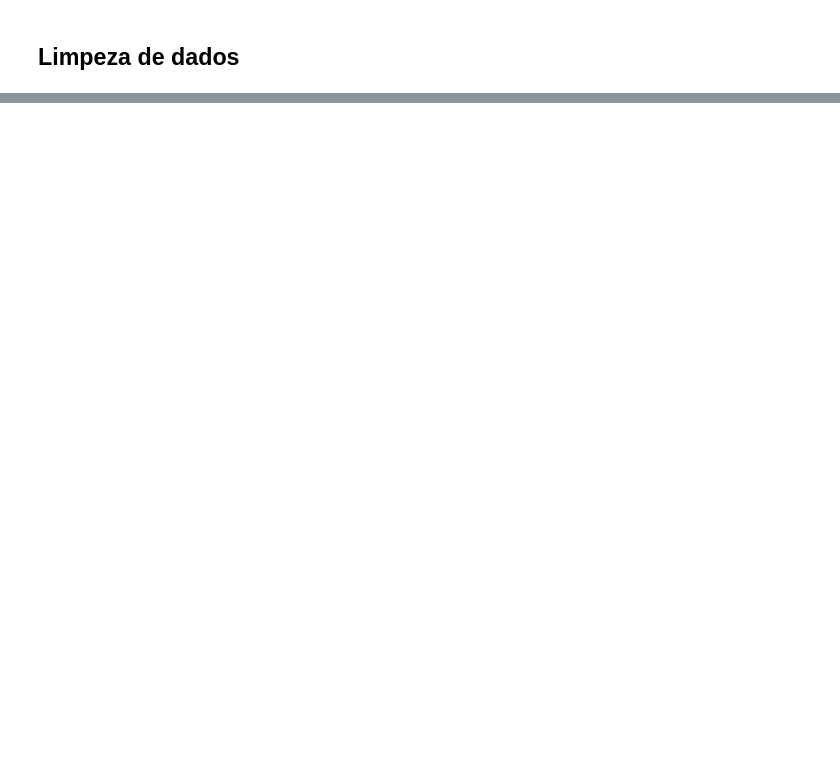
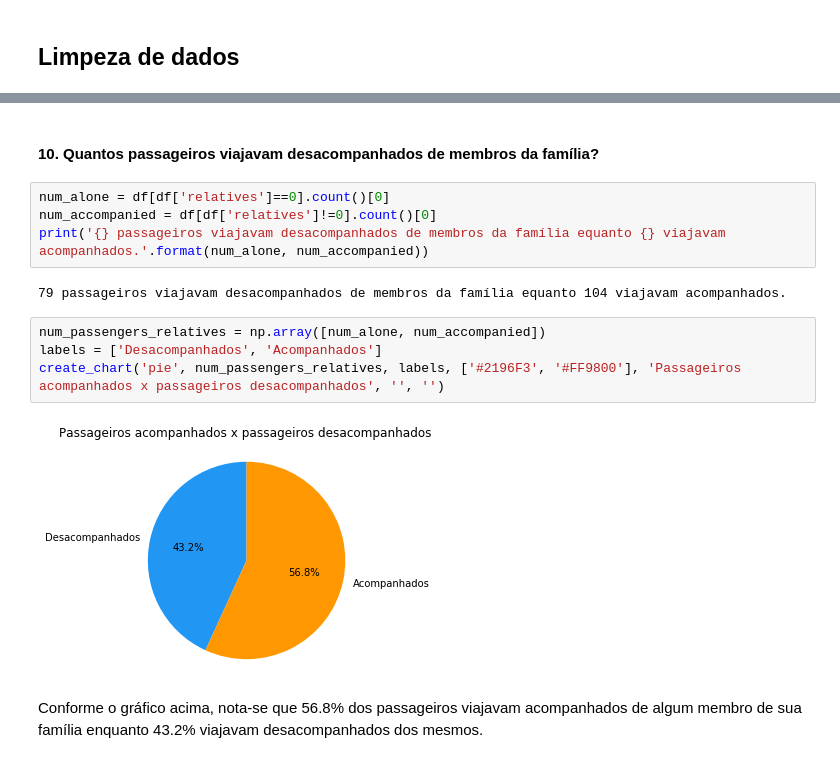
Before and after one commit to calaca/ndfdsi-investigate-a-dataset, a Jupyter notebook: investigate_a_dataset_titanic.ipynb, the cells around one changed output, grey strips where cells are left out. Saved outputs shown, nothing was run; the diff lists cells and outputs as text; blank space fills up the shorter version.

```diff
--- a/investigate_a_dataset_titanic.ipynb
+++ b/investigate_a_dataset_titanic.ipynb
@@ -347,0 +427,16 @@ Nota-se que houveram mais sobreviventes do que mortos neste acidente. Dos sobrev
+# %% [markdown]
+#### 10. Quantos passageiros viajavam desacompanhados de membros da família?
+# %%
+num_alone = df[df['relatives']==0].count()[0]
+num_accompanied = df[df['relatives']!=0].count()[0]
+print('{} passageiros viajavam desacompanhados de membros da família equanto {} viajavam acompanhados.'.format(num_alone, num_accompanied))
+# %% [output]
+79 passageiros viajavam desacompanhados de membros da família equanto 104 viajavam acompanhados.
+# %%
+num_passengers_relatives = np.array([num_alone, num_accompanied])
+labels = ['Desacompanhados', 'Acompanhados']
+create_chart('pie', num_passengers_relatives, labels, ['#2196F3', '#FF9800'], 'Passageiros acompanhados x passageiros desacompanhados', '', '')
+# %% [output]
+[figure, added]
+# %% [markdown]
+Conforme o gráfico acima, nota-se que 56.8% dos passageiros viajavam acompanhados de algum membro de sua família enquanto 43.2% viajavam desacompanhados dos mesmos.
```
Also changed, not shown: parts of 106 cells of this notebook, 1 other file.
